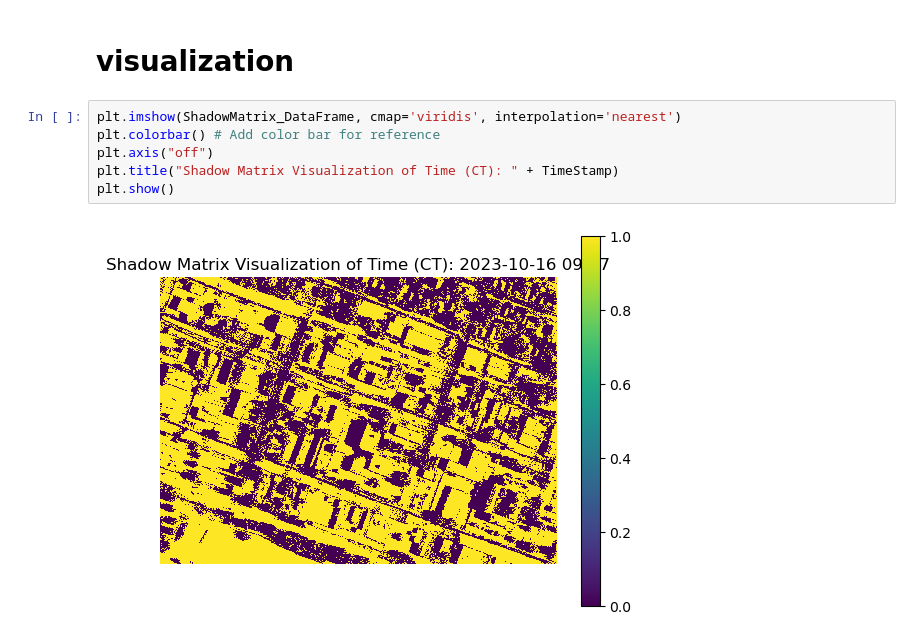
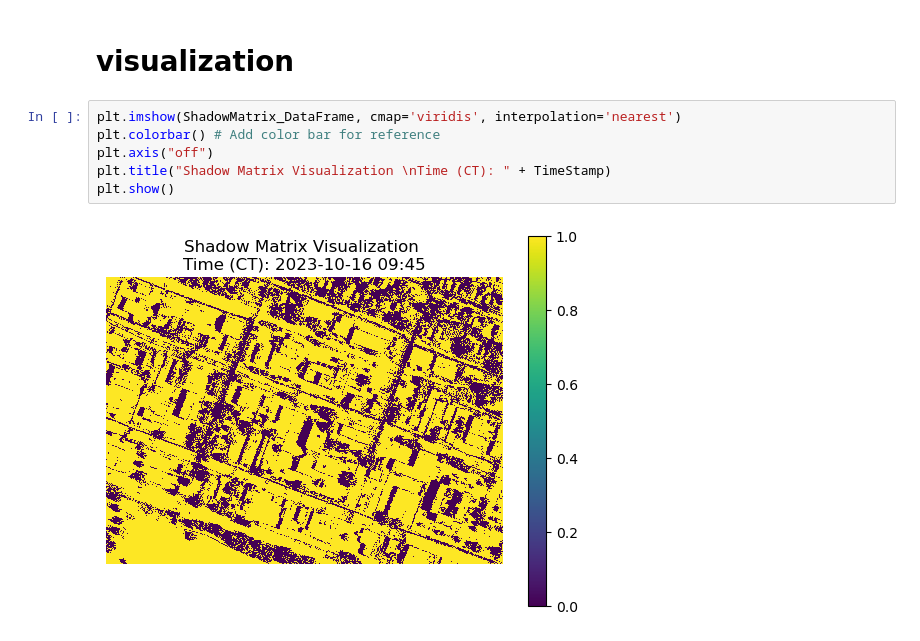
Before and after one commit to zhenglin-charlie-li/AWS, a Jupyter notebook: demo.ipynb, the cells around one changed output. Saved outputs shown, nothing was run; the diff lists cells and outputs as text.

```diff
--- a/demo.ipynb
+++ b/demo.ipynb
@@ -59,11 +59,11 @@ ShadowMatrix_DataFrame:  (889, 1228)
 # %%
 plt.imshow(ShadowMatrix_DataFrame, cmap='viridis', interpolation='nearest')
 plt.colorbar() # Add color bar for reference
 plt.axis("off")
-plt.title("Shadow Matrix Visualization of Time (CT): " + TimeStamp)
+plt.title("Shadow Matrix Visualization \nTime (CT): " + TimeStamp)
 plt.show()
 # %% [output]
-[figure, old version]
+[figure, new version]
 # %%
 # Effectively visualize them use many colormaps and interpolations
 for i, cmap in enumerate(colormaps):
```
Also changed, not shown: parts of 2 cells of this notebook, 1 other file.
